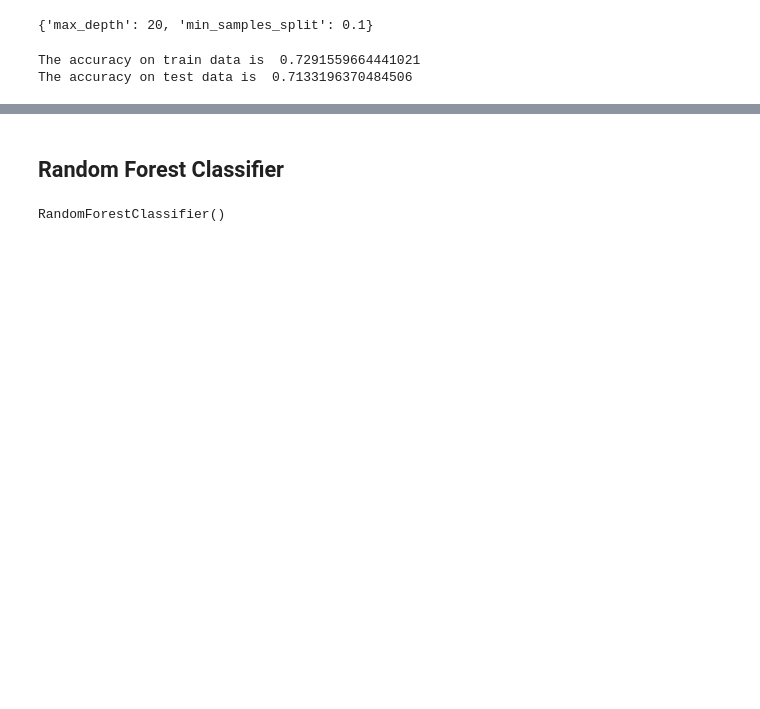
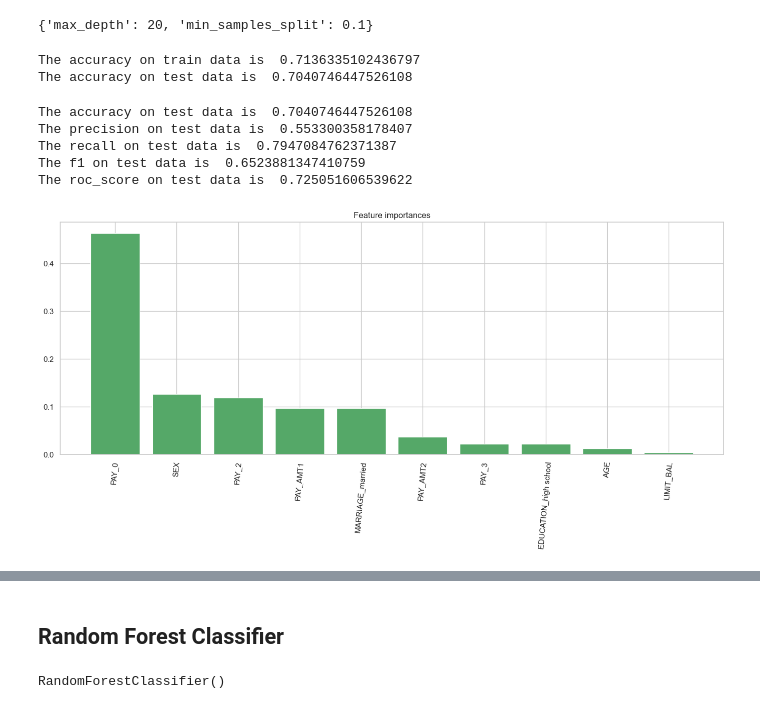
Before and after one commit to HuseynBagir/Credit-Card-Default, a Jupyter notebook: Credit_Card_Clients.ipynb, the cells around one changed output, grey strips where cells are left out. Cells and saved outputs as stored; diff of their text form; code cells hidden in the pictures; blank space fills up the shorter version.

```diff
--- a/Credit_Card_Clients.ipynb
+++ b/Credit_Card_Clients.ipynb
@@ -553,11 +553,42 @@ grid_dt.best_params_
 # %% [output]
 {'max_depth': 20, 'min_samples_split': 0.1}
 # %%
-train_accuracy_dt = accuracy_score(train_class_preds, y_train)
-test_accuracy_dt = accuracy_score(test_class_preds, y_test)
+train_accuracy_dt = accuracy_score(train_class_dt, y_train)
+test_accuracy_dt = accuracy_score(test_class_dt, y_test)
 
 print("The accuracy on train data is ", train_accuracy_dt)
 print("The accuracy on test data is ", test_accuracy_dt)
 # %% [output]
-The accuracy on train data is  0.7291559664441021
-The accuracy on test data is  0.7133196370484506
+The accuracy on train data is  0.7136335102436797
+The accuracy on test data is  0.7040746447526108
+# %%
+test_accuracy_dt = accuracy_score(test_class_dt,y_test)
+test_precision_score_dt = precision_score(test_class_dt,y_test)
+test_recall_score_dt = recall_score(test_class_dt,y_test)
+test_f1_score_dt = f1_score(test_class_dt,y_test)
+test_roc_score_dt = roc_auc_score(test_class_dt,y_test)
+
+print("The accuracy on test data is ", test_accuracy_dt)
+print("The precision on test data is ", test_precision_score_dt)
+print("The recall on test data is ", test_recall_score_dt)
+print("The f1 on test data is ", test_f1_score_dt)
+print("The roc_score on test data is ", test_roc_score_dt)
+# %% [output]
+The accuracy on test data is  0.7040746447526108
+The precision on test data is  0.553300358178407
+The recall on test data is  0.7947084762371387
+The f1 on test data is  0.6523881347410759
+The roc_score on test data is  0.725051606539622
+# %%
+feature_importances_dt = pd.DataFrame(optimal_dt.feature_importances_, index = cols,
+                                      columns=['importance_dt']).sort_values('importance_dt',ascending=False)[:10]
+
+plt.subplots(figsize=(17,6))
+plt.title("Feature importances")
+plt.bar(feature_importances_dt.index, feature_importances_dt['importance_dt'],
+        color="g",  align="center")
+plt.xticks(feature_importances_dt.index, rotation = 85)
+#plt.xlim([-1, X.shape[1]])
+plt.show()
+# %% [output]
+[figure, added]
```
Also changed, not shown: parts of 26 cells of this notebook.
